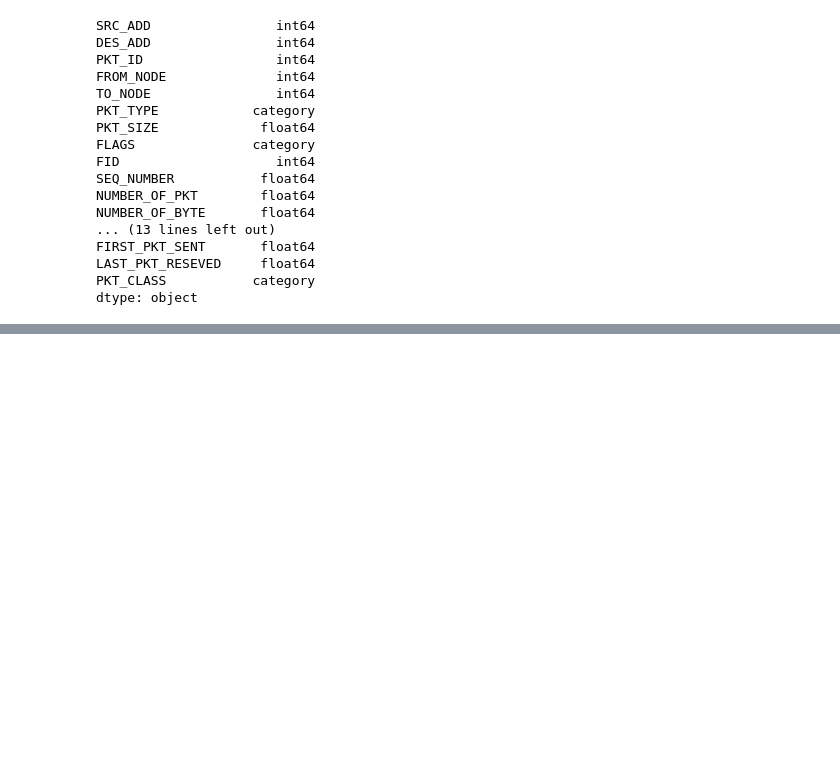
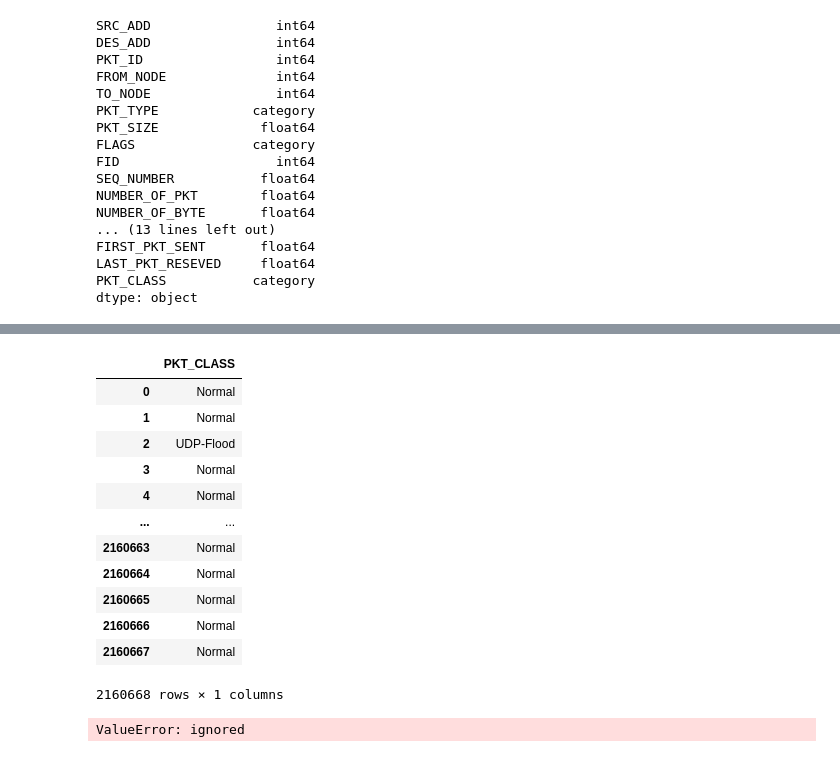
Before and after one commit to CatarinaL/ddosLogs, a Jupyter notebook: ddos_logs_logit_regression.ipynb, the cells around one changed output, grey strips where cells are left out. Drawn from its saved outputs; the diff is of its cells as text; code cells hidden in the pictures; blank space fills up the shorter version.

```diff
--- a/ddos_logs_logit_regression.ipynb
+++ b/ddos_logs_logit_regression.ipynb
@@ -109,0 +135,16 @@ dtype: object
+# %%
+y
+# %% [output]
+|  | PKT_CLASS |
+| 0 | Normal |
+| 1 | Normal |
+| 2 | UDP-Flood |
+| 3 | Normal |
+| 4 | Normal |
+| ... | ... |
+| 2160663 | Normal |
+| 2160664 | Normal |
+| 2160665 | Normal |
+| 2160666 | Normal |
+| 2160667 | Normal |
+2160668 rows × 1 columns
@@ -109,0 +160,16 @@ dtype: object
+# %%
+#TODO:  instantiate the model (using the default parameters)
+logreg = LogisticRegression()
+
+# fit the model with data
+logreg.fit(X_train,y_train)
+
+#
+y_pred=logreg.predict(X_test)
+
+# import the metrics class
+from sklearn import metrics
+cnf_matrix = metrics.confusion_matrix(y_test, y_pred)
+cnf_matrix
+# %% [output]
+ValueError: ignored
```
Also changed, not shown: parts of 7 cells of this notebook.
